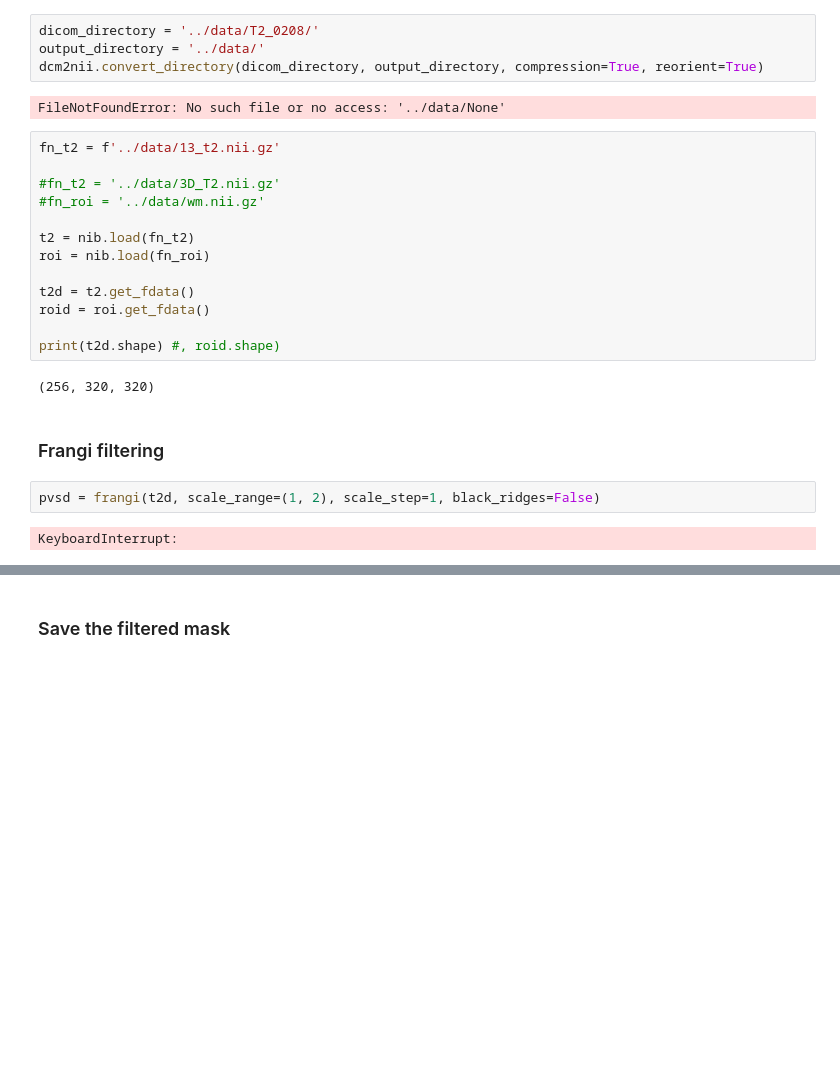
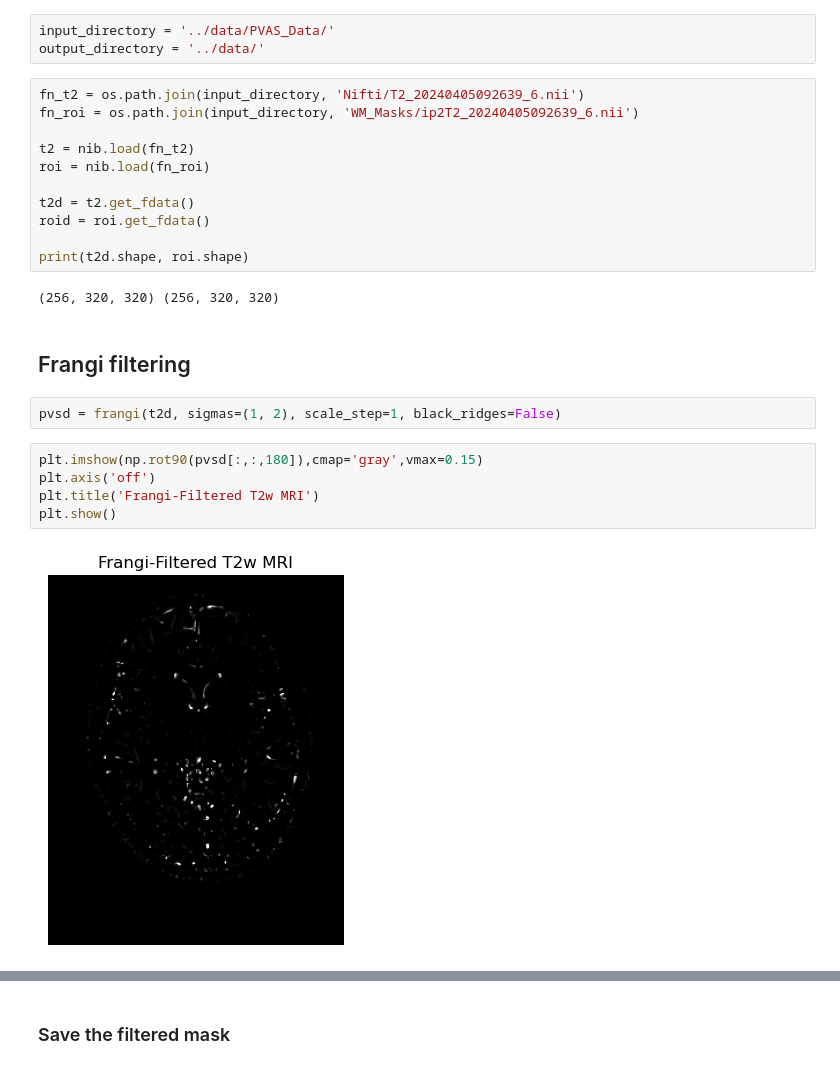
Before and after one commit to mehul780/pvsseg, a Jupyter notebook: notebook/example_frangi_T2.ipynb, the cells around one changed output, grey strips where cells are left out. Cells and saved outputs as stored; diff of their text form; blank space fills up the shorter version.

```diff
--- a/notebook/example_frangi_T2.ipynb
+++ b/notebook/example_frangi_T2.ipynb
@@ -9,14 +12,9 @@ import dicom2nifti as dcm2nii
-# %%
-dicom_directory = '../data/T2_0208/'
-output_directory = '../data/'
-dcm2nii.convert_directory(dicom_directory, output_directory, compression=True, reorient=True)
-# %% [output]
-FileNotFoundError: No such file or no access: '../data/None'
+# %%
+input_directory = '../data/PVAS_Data/'
+output_directory = '../data/'
 # %%
-fn_t2 = f'../data/13_t2.nii.gz'
-
-#fn_t2 = '../data/3D_T2.nii.gz'
-#fn_roi = '../data/wm.nii.gz'
+fn_t2 = os.path.join(input_directory, 'Nifti/T2_20240405092639_6.nii')
+fn_roi = os.path.join(input_directory, 'WM_Masks/ip2T2_20240405092639_6.nii')
 
 t2 = nib.load(fn_t2)
 roi = nib.load(fn_roi)
@@ -24,13 +22,18 @@ roi = nib.load(fn_roi)
 t2d = t2.get_fdata()
 roid = roi.get_fdata()
 
-print(t2d.shape) #, roid.shape)
+print(t2d.shape, roi.shape)
 # %% [output]
-(256, 320, 320)
+(256, 320, 320) (256, 320, 320)
 # %% [markdown]
-### Frangi filtering
+## Frangi filtering
 # %%
-pvsd = frangi(t2d, scale_range=(1, 2), scale_step=1, black_ridges=False)
+pvsd = frangi(t2d, sigmas=(1, 2), scale_step=1, black_ridges=False)
-# %% [output]
-KeyboardInterrupt:
+# %%
+plt.imshow(np.rot90(pvsd[:,:,180]),cmap='gray',vmax=0.15)
+plt.axis('off')
+plt.title('Frangi-Filtered T2w MRI')
+plt.show()
+# %% [output]
+[figure, added]
 # %% [markdown]
```
Also changed, not shown: parts of 12 cells of this notebook, 55 other files.
